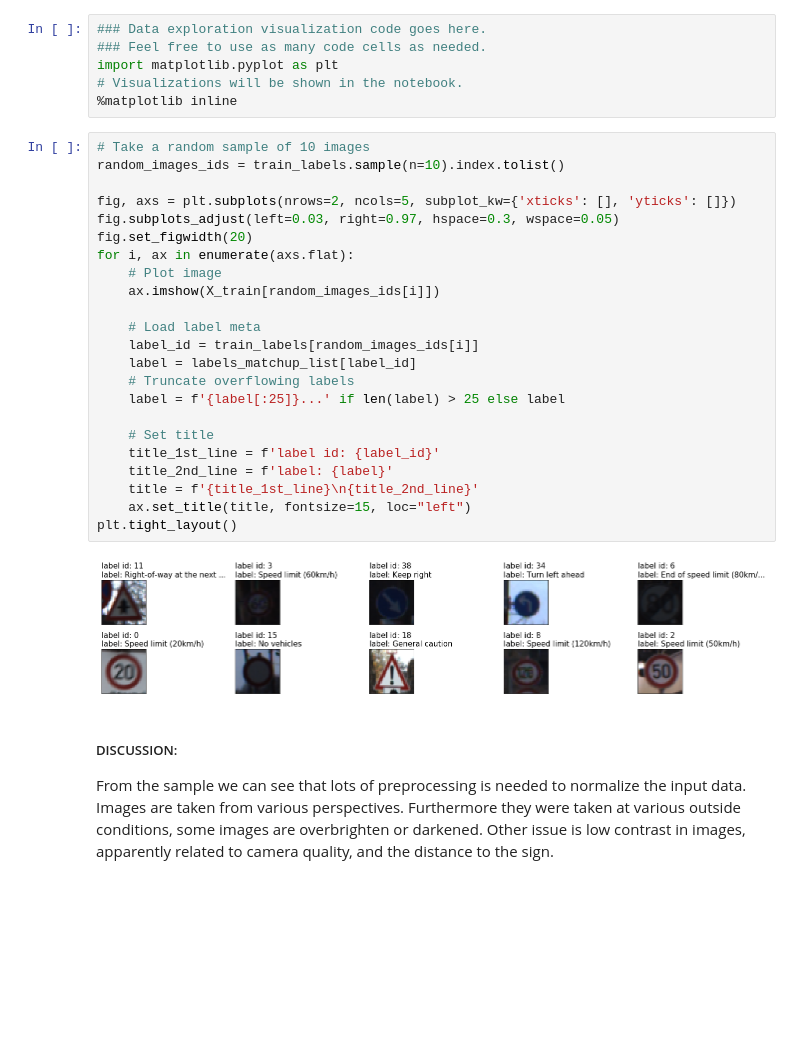
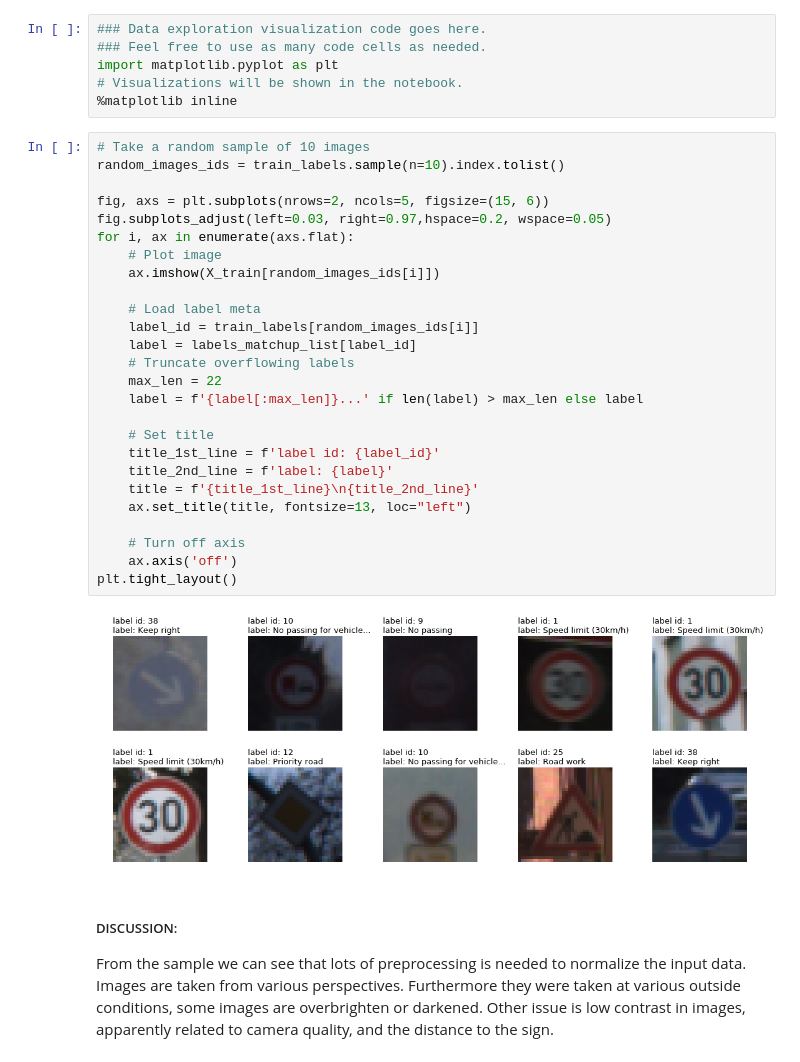
Before and after one commit to MacZel/CarND-Traffic-Sign-Classifier-Project, a Jupyter notebook: Traffic_Sign_Classifier.ipynb, the cells around one changed output. Saved outputs shown, nothing was run; the diff lists cells and outputs as text; blank space fills up the shorter version.

Commit message:
Add Bokeh dependency. Modify sign samples plot.

```diff
--- a/Traffic_Sign_Classifier.ipynb
+++ b/Traffic_Sign_Classifier.ipynb
@@ -134,28 +134,31 @@ import matplotlib.pyplot as plt
 # %%
 # Take a random sample of 10 images
 random_images_ids = train_labels.sample(n=10).index.tolist()
 
-fig, axs = plt.subplots(nrows=2, ncols=5, subplot_kw={'xticks': [], 'yticks': []})
-fig.subplots_adjust(left=0.03, right=0.97, hspace=0.3, wspace=0.05)
-fig.set_figwidth(20)
+fig, axs = plt.subplots(nrows=2, ncols=5, figsize=(15, 6))
+fig.subplots_adjust(left=0.03, right=0.97,hspace=0.2, wspace=0.05)
 for i, ax in enumerate(axs.flat):
     # Plot image
     ax.imshow(X_train[random_images_ids[i]])
 
     # Load label meta
     label_id = train_labels[random_images_ids[i]]
     label = labels_matchup_list[label_id]
     # Truncate overflowing labels
-    label = f'{label[:25]}...' if len(label) > 25 else label
+    max_len = 22
+    label = f'{label[:max_len]}...' if len(label) > max_len else label
 
     # Set title
     title_1st_line = f'label id: {label_id}'
     title_2nd_line = f'label: {label}'
     title = f'{title_1st_line}\n{title_2nd_line}'
-    ax.set_title(title, fontsize=15, loc="left")
+    ax.set_title(title, fontsize=13, loc="left")
+
+    # Turn off axis
+    ax.axis('off')
 plt.tight_layout()
 # %% [output]
-[figure, old version]
+[figure, new version]
 # %% [markdown]
 ##### DISCUSSION:
 From the sample we can see that lots of preprocessing is needed to normalize the input data. Images are taken from various perspectives. Furthermore they were taken at various outside conditions, some images are overbrighten or darkened. Other issue is low contrast in images, apparently related to camera quality, and the distance to the sign.
```
Also changed, not shown: 1 other file.
